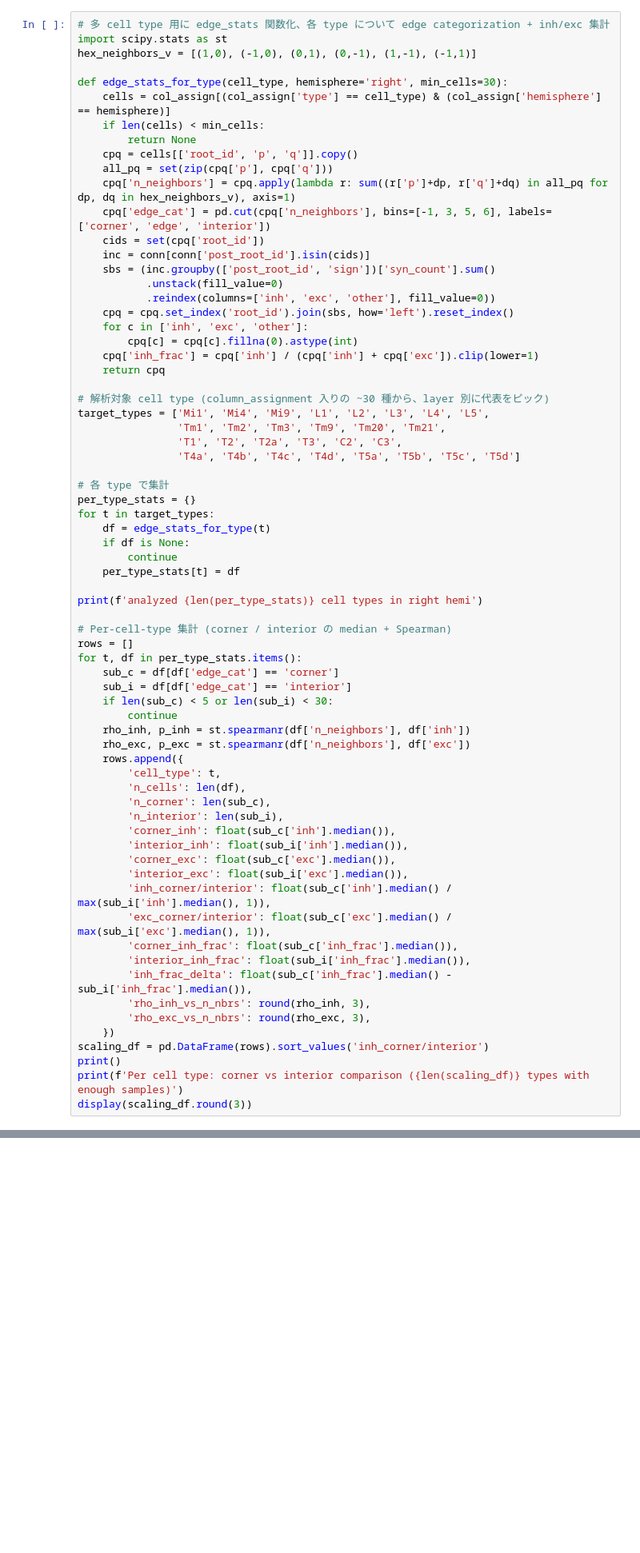
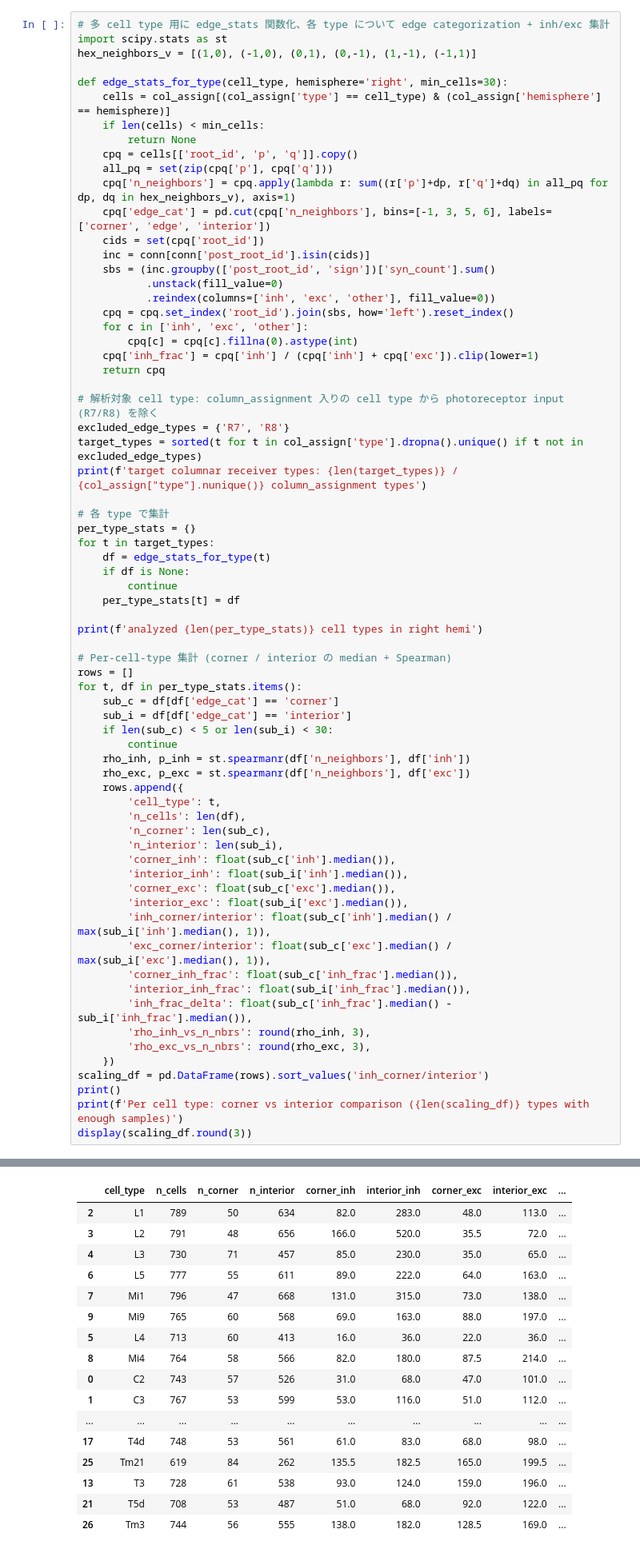
Before and after one commit to KeisukeTTTT/flywire-analysis, a Jupyter notebook: notebook/lateral_inhibition.ipynb, the cells around one changed output, grey strips where cells are left out. Shown at 80% size. Saved outputs shown, nothing was run; the diff lists cells and outputs as text; blank space fills up the shorter version.

```diff
--- a/notebook/lateral_inhibition.ipynb
+++ b/notebook/lateral_inhibition.ipynb
@@ -1053,11 +1433,10 @@ def edge_stats_for_type(cell_type, hemisphere='right', min_cells=30):
     cpq['inh_frac'] = cpq['inh'] / (cpq['inh'] + cpq['exc']).clip(lower=1)
     return cpq
 
-# 解析対象 cell type (column_assignment 入りの ~30 種から、layer 別に代表をピック)
-target_types = ['Mi1', 'Mi4', 'Mi9', 'L1', 'L2', 'L3', 'L4', 'L5',
-                'Tm1', 'Tm2', 'Tm3', 'Tm9', 'Tm20', 'Tm21',
-                'T1', 'T2', 'T2a', 'T3', 'C2', 'C3',
-                'T4a', 'T4b', 'T4c', 'T4d', 'T5a', 'T5b', 'T5c', 'T5d']
+# 解析対象 cell type: column_assignment 入りの cell type から photoreceptor input (R7/R8) を除く
+excluded_edge_types = {'R7', 'R8'}
+target_types = sorted(t for t in col_assign['type'].dropna().unique() if t not in excluded_edge_types)
+print(f'target columnar receiver types: {len(target_types)} / {col_assign["type"].nunique()} column_assignment types')
 
 # 各 type で集計
 per_type_stats = {}
@@ -1099,3 +1478,4 @@ scaling_df = pd.DataFrame(rows).sort_values('inh_corner/interior')
 print()
 print(f'Per cell type: corner vs interior comparison ({len(scaling_df)} types with enough samples)')
 display(scaling_df.round(3))
+# %% [output]
@@ -1102,3 +1486,20 @@ display(scaling_df.round(3))
+|  | cell_type | n_cells | n_corner | n_interior | corner_inh | interior_inh | corner_exc | interior_exc | ... |
+| 2 | L1 | 789 | 50 | 634 | 82.0 | 283.0 | 48.0 | 113.0 | ... |
+| 3 | L2 | 791 | 48 | 656 | 166.0 | 520.0 | 35.5 | 72.0 | ... |
+| 4 | L3 | 730 | 71 | 457 | 85.0 | 230.0 | 35.0 | 65.0 | ... |
+| 6 | L5 | 777 | 55 | 611 | 89.0 | 222.0 | 64.0 | 163.0 | ... |
+| 7 | Mi1 | 796 | 47 | 668 | 131.0 | 315.0 | 73.0 | 138.0 | ... |
+| 9 | Mi9 | 765 | 60 | 568 | 69.0 | 163.0 | 88.0 | 197.0 | ... |
+| 5 | L4 | 713 | 60 | 413 | 16.0 | 36.0 | 22.0 | 36.0 | ... |
+| 8 | Mi4 | 764 | 58 | 566 | 82.0 | 180.0 | 87.5 | 214.0 | ... |
+| 0 | C2 | 743 | 57 | 526 | 31.0 | 68.0 | 47.0 | 101.0 | ... |
+| 1 | C3 | 767 | 53 | 599 | 53.0 | 116.0 | 51.0 | 112.0 | ... |
+| ... | ... | ... | ... | ... | ... | ... | ... | ... | ... |
+| 17 | T4d | 748 | 53 | 561 | 61.0 | 83.0 | 68.0 | 98.0 | ... |
+| 25 | Tm21 | 619 | 84 | 262 | 135.5 | 182.5 | 165.0 | 199.5 | ... |
+| 13 | T3 | 728 | 61 | 538 | 93.0 | 124.0 | 159.0 | 196.0 | ... |
+| 21 | T5d | 708 | 53 | 487 | 51.0 | 68.0 | 92.0 | 122.0 | ... |
+| 26 | Tm3 | 744 | 56 | 555 | 138.0 | 182.0 | 128.5 | 169.0 | ... |
 # %%
 # 可視化: (A) corner/interior 比のスキャッタ (inh vs exc軸), (B) inh_frac shift, (C) per-type radial-ish bar
 import numpy as np
```
Also changed, not shown: parts of 55 cells of this notebook, 11 other files.
